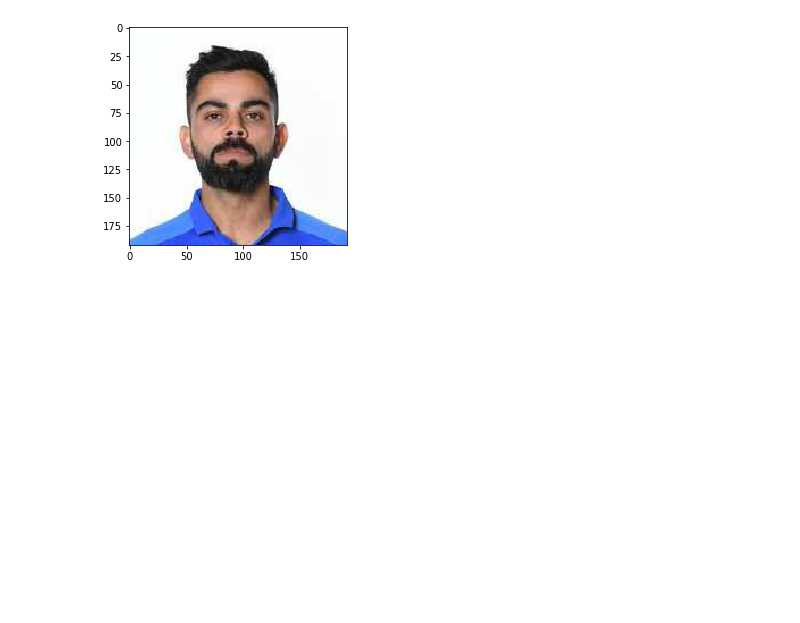
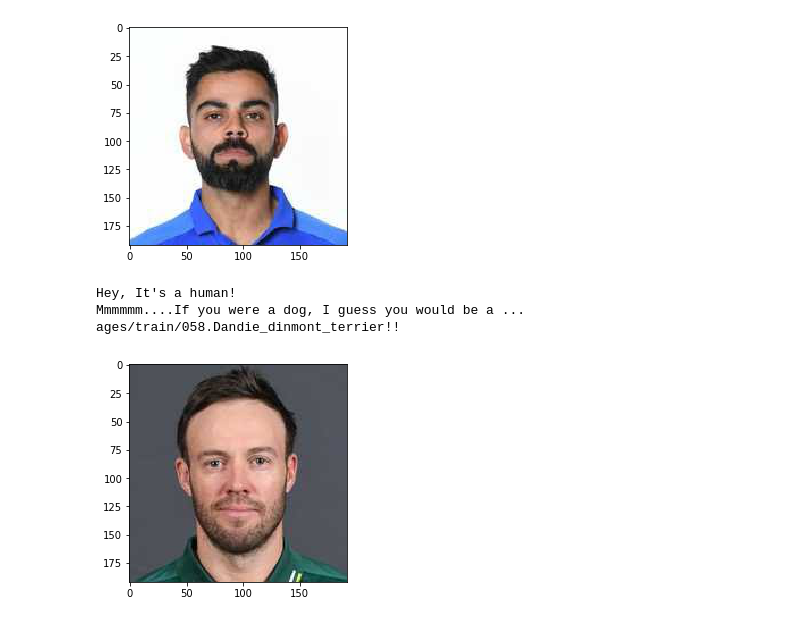
Before and after one commit to saiharshithkumarsiguru/dog_breed_classifier, a Jupyter notebook: dog_app.ipynb, the cells around one changed output. Drawn from its saved outputs; the diff is of its cells as text; code cells hidden in the pictures; blank space fills up the shorter version.

```diff
--- a/dog_app.ipynb
+++ b/dog_app.ipynb
@@ -830,3 +830,9 @@ Downloading data from https://github.com/fchollet/deep-learning-models/releases/
 83689472/83683744 [==============================] - 2s 0us/step
 Mmmmmm....If you were a dog, I guess you would be a ... ages/train/082.Havanese!!
 [figure]
+# %%
+predict_breed("test_images/download2.jpg")
+# %% [output]
+Hey, It's a human!
+Mmmmmm....If you were a dog, I guess you would be a ... ages/train/058.Dandie_dinmont_terrier!!
+[figure, added]
```
Also changed, not shown: parts of 5 cells of this notebook.
